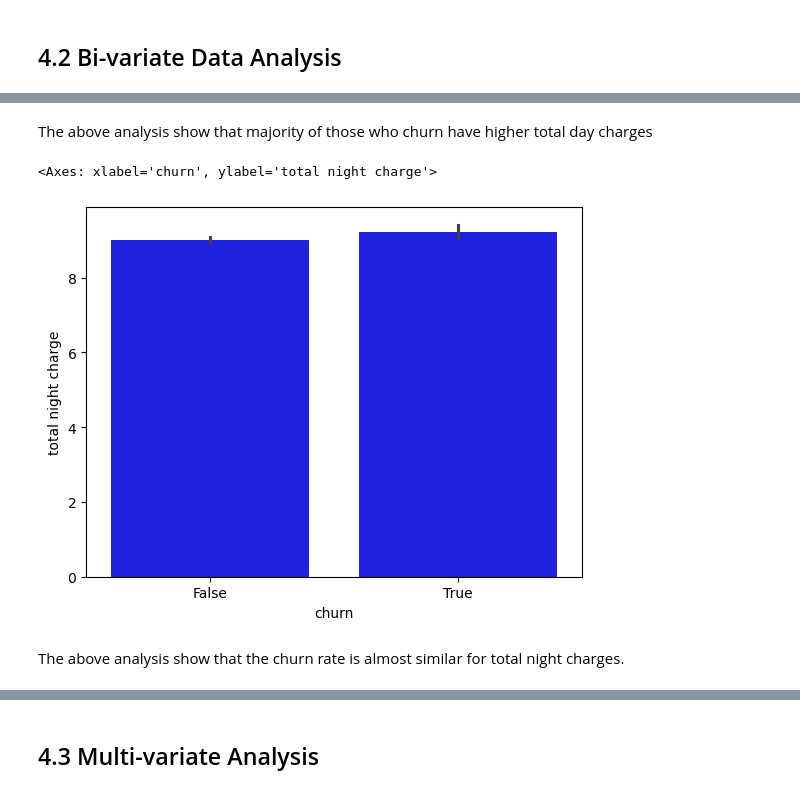
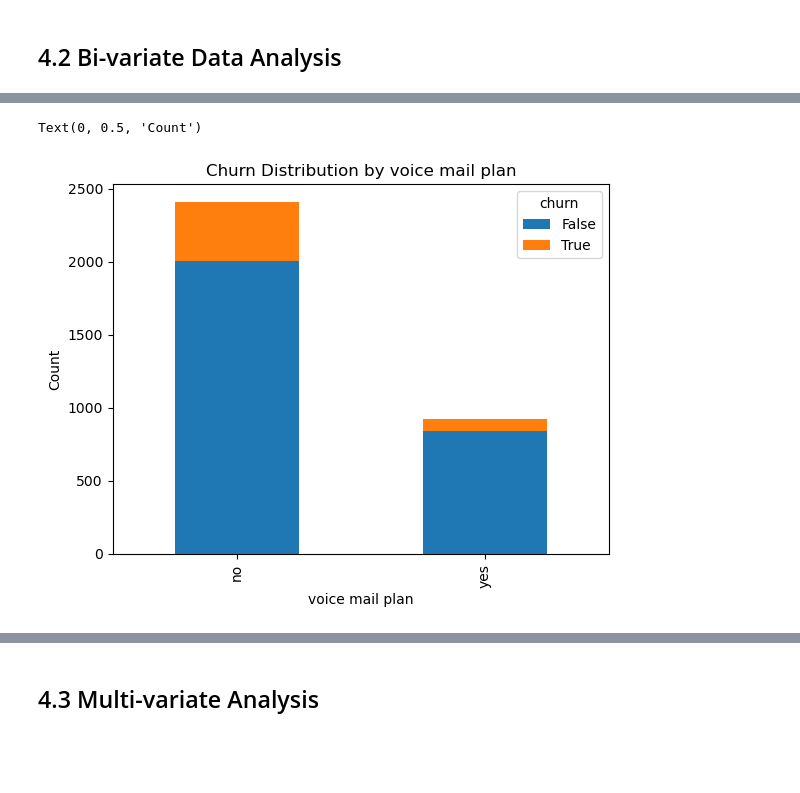
Before and after one commit to DavidChege1/SyriaTel-telecommunications-company, a Jupyter notebook: Index.ipynb, the cells around one changed output, grey strips where cells are left out. Drawn from its saved outputs; the diff is of its cells as text; code cells hidden in the pictures; blank space fills up the shorter version.

```diff
--- a/Index.ipynb
+++ b/Index.ipynb
@@ -209,10 +201,9 @@ sns.barplot(x='churn', y='total day charge', data=df, color='blue')
-# %% [markdown]
-The above analysis show that majority of those who churn have higher total day charges
-# %%
-# Visualizing the total night charge distribution
-sns.barplot(x='churn', y='total night charge', data=df, color='blue')
-# %% [output]
-<Axes: xlabel='churn', ylabel='total night charge'>
-[figure, removed]
-# %% [markdown]
-The above analysis show that the churn rate is almost similar for total night charges.
+# %%
+# Visualizing the churn distribution by voice mail plan
+df["churn"].groupby(df["voice mail plan"]).value_counts().unstack().plot(kind='bar', stacked=True)
+plt.title('Churn Distribution by voice mail plan')
+plt.xlabel('voice mail plan')
+plt.ylabel('Count')
+# %% [output]
+Text(0, 0.5, 'Count')
+[figure, added]
```
Also changed, not shown: parts of 19 cells of this notebook.
